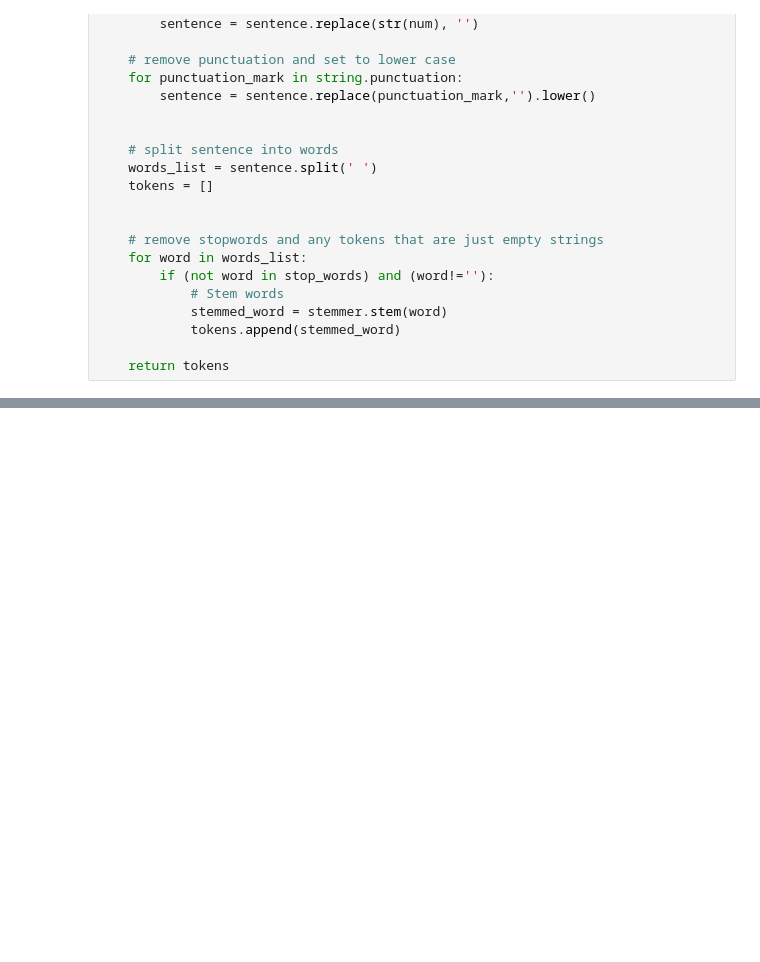
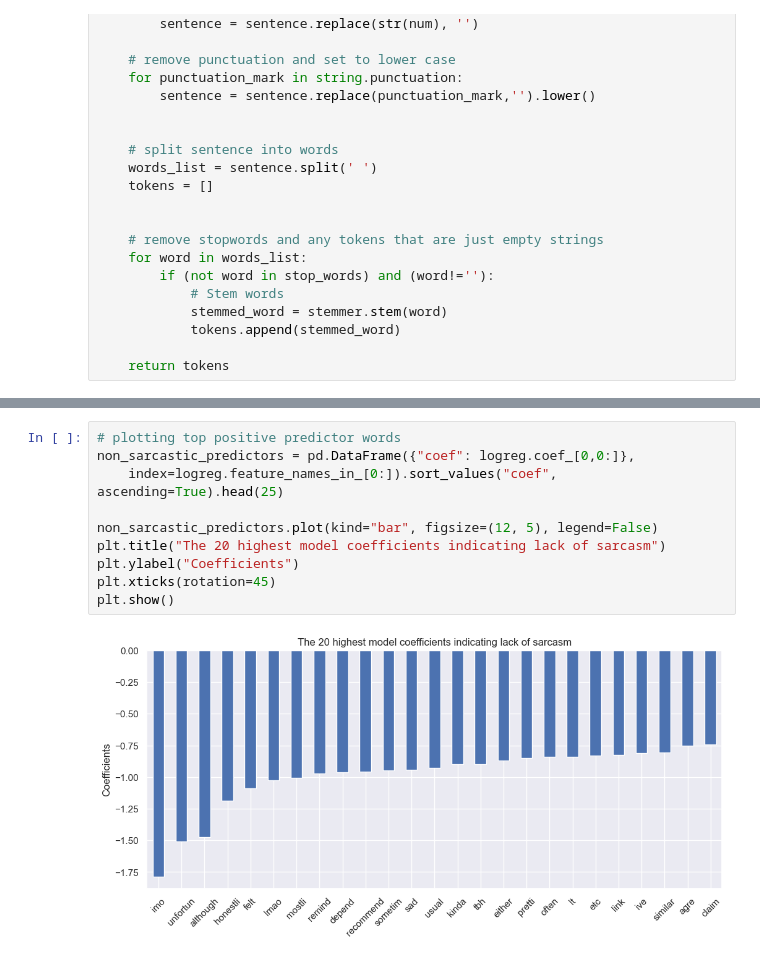
Before and after one commit to Sveto-G/Reddit-Sarcasm, a Jupyter notebook: Notebooks/reddit_logreg.ipynb, the cells around one changed output, grey strips where cells are left out. Saved outputs shown, nothing was run; the diff lists cells and outputs as text; blank space fills up the shorter version.

```diff
--- a/Notebooks/reddit_logreg.ipynb
+++ b/Notebooks/reddit_logreg.ipynb
@@ -179,0 +192,12 @@ plt.show()
+# %%
+# plotting top positive predictor words
+non_sarcastic_predictors = pd.DataFrame({"coef": logreg.coef_[0,0:]},
+    index=logreg.feature_names_in_[0:]).sort_values("coef", ascending=True).head(25)
+
+non_sarcastic_predictors.plot(kind="bar", figsize=(12, 5), legend=False)
+plt.title("The 20 highest model coefficients indicating lack of sarcasm")
+plt.ylabel("Coefficients")
+plt.xticks(rotation=45)
+plt.show()
+# %% [output]
+[figure, added]
```
Also changed, not shown: parts of 22 cells of this notebook.
